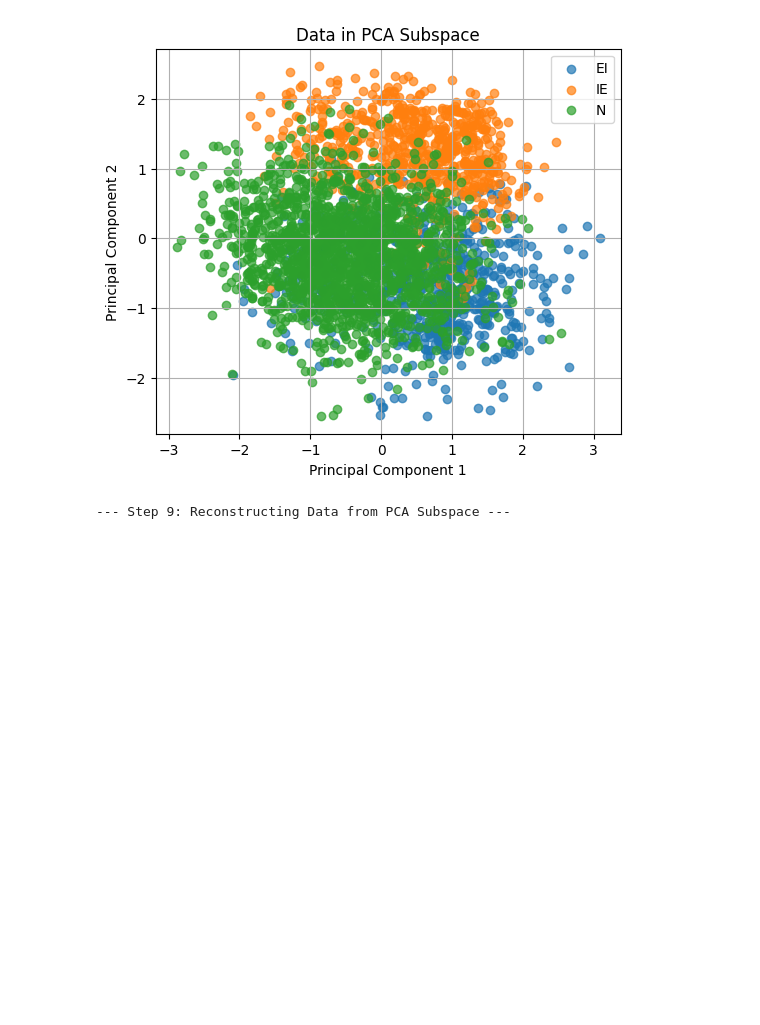
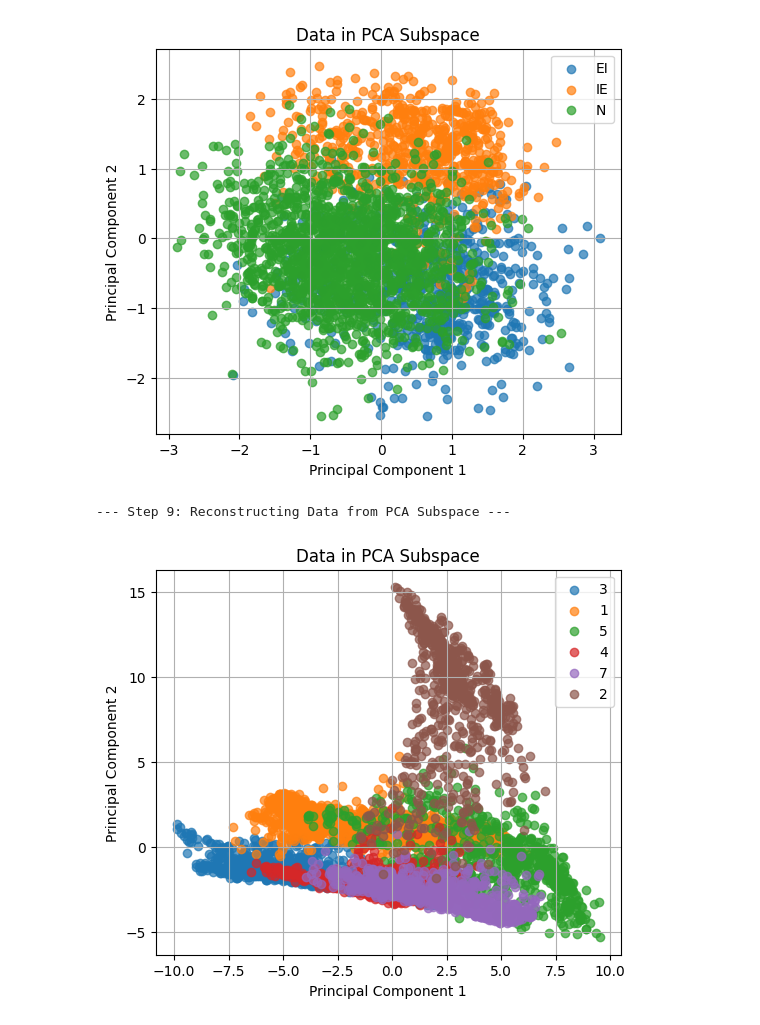
Before and after one commit to Gonsa02/IML, a Jupyter notebook: Work4/PCA.ipynb, the cells around one changed output. Cells and saved outputs as stored; diff of their text form; code cells hidden in the pictures; blank space fills up the shorter version.

```diff
--- a/Work4/PCA.ipynb
+++ b/Work4/PCA.ipynb
@@ -217,3 +217,9 @@ reconstructed_splice   = pca.reconstruct_data(projected_splice,   mean_vec_splic
 
 #print("\n--- Plotting Reconstructed vs Original Splice Data ---")
 #pca.plot_reconstructed_data(df_splice, reconstructed_splice, feature_indices=[0, 1])
+# %%
+projected_satimage_2 = pca.fit_transform(X_satimage)
+# %%
+pca.plot_pca_subspace(projected_satimage_2, labels_satimage)
+# %% [output]
+[figure, added]
```
Also changed, not shown: parts of 1 cell of this notebook, 1 other file.
